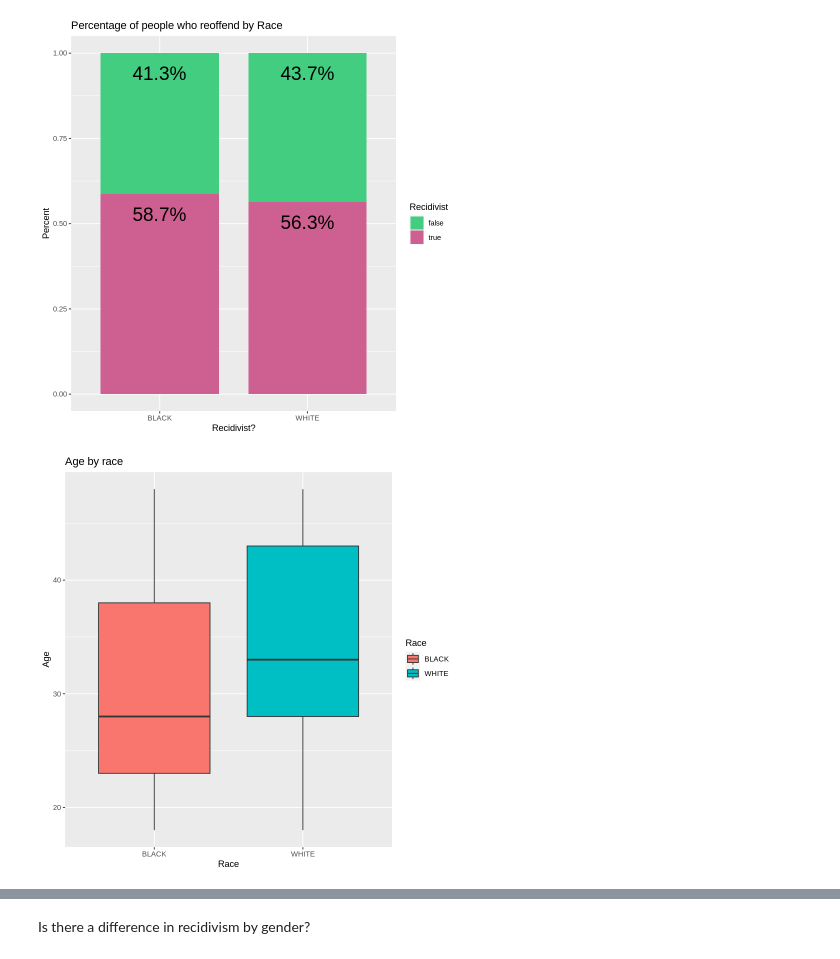
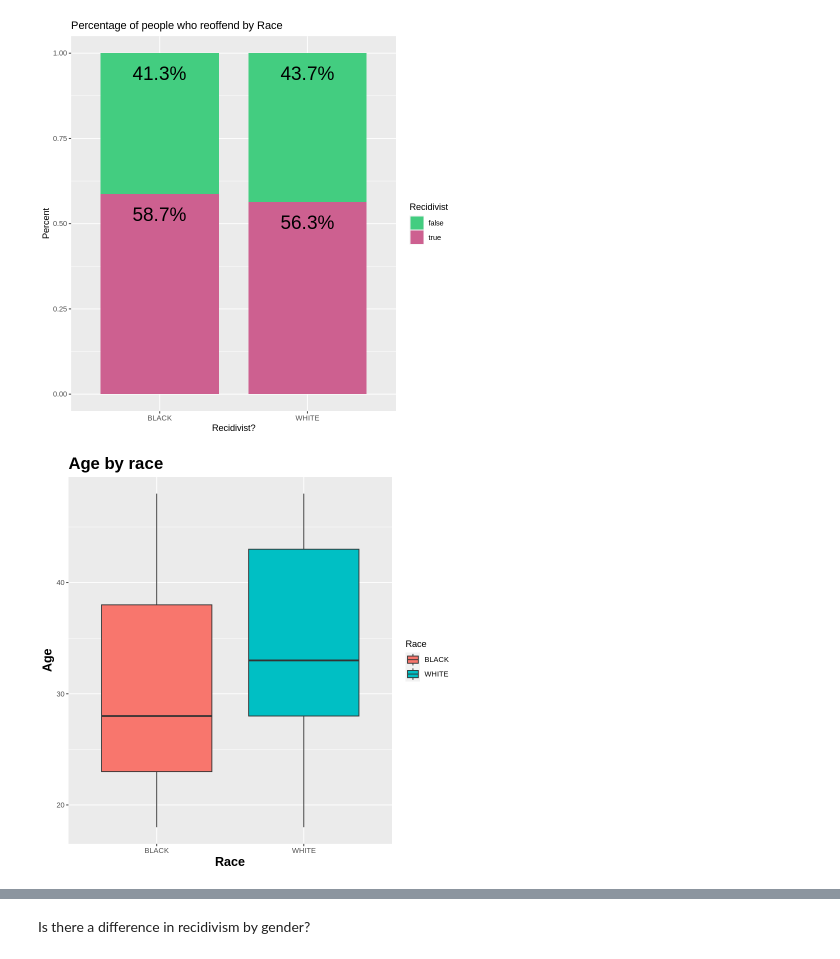
Before and after one commit to feaviolp/msc-project, a Jupyter notebook: NIJ statistics.ipynb, the cells around one changed output, grey strips where cells are left out. Saved outputs shown, nothing was run; the diff lists cells and outputs as text; code cells hidden in the pictures.

```diff
--- a/NIJ statistics.ipynb
+++ b/NIJ statistics.ipynb
@@ -341,11 +341,14 @@ ggplot(NIJ_orig, aes(fill=Recidivism_Within_3years, x=Race)) +
 # %%
 RaceAge <- NIJ_orig
 RaceAge$Age_at_Release <- NIJ$Age_at_Release
 ggplot(RaceAge, aes(x=Race, y=Age_at_Release, fill=Race)) +
   labs(title='Age by race', x='Race', y='Age') +
+  theme(plot.title = element_text(size=20, face="bold"),
+  axis.title.x = element_text(size=15, face="bold"),
+  axis.title.y = element_text(size=15, face="bold")) +
   geom_boxplot()
 # %% [output]
-[figure, old version]
+[figure, new version]
 # %%
 table(as_factor(NIJ_orig$Recidivism_Within_3years), as_factor(NIJ_orig$Race))
 chisq.test(table(NIJ_orig$Recidivism_Within_3years, NIJ_orig$Race))
```
Also changed, not shown: parts of 42 cells of this notebook.
